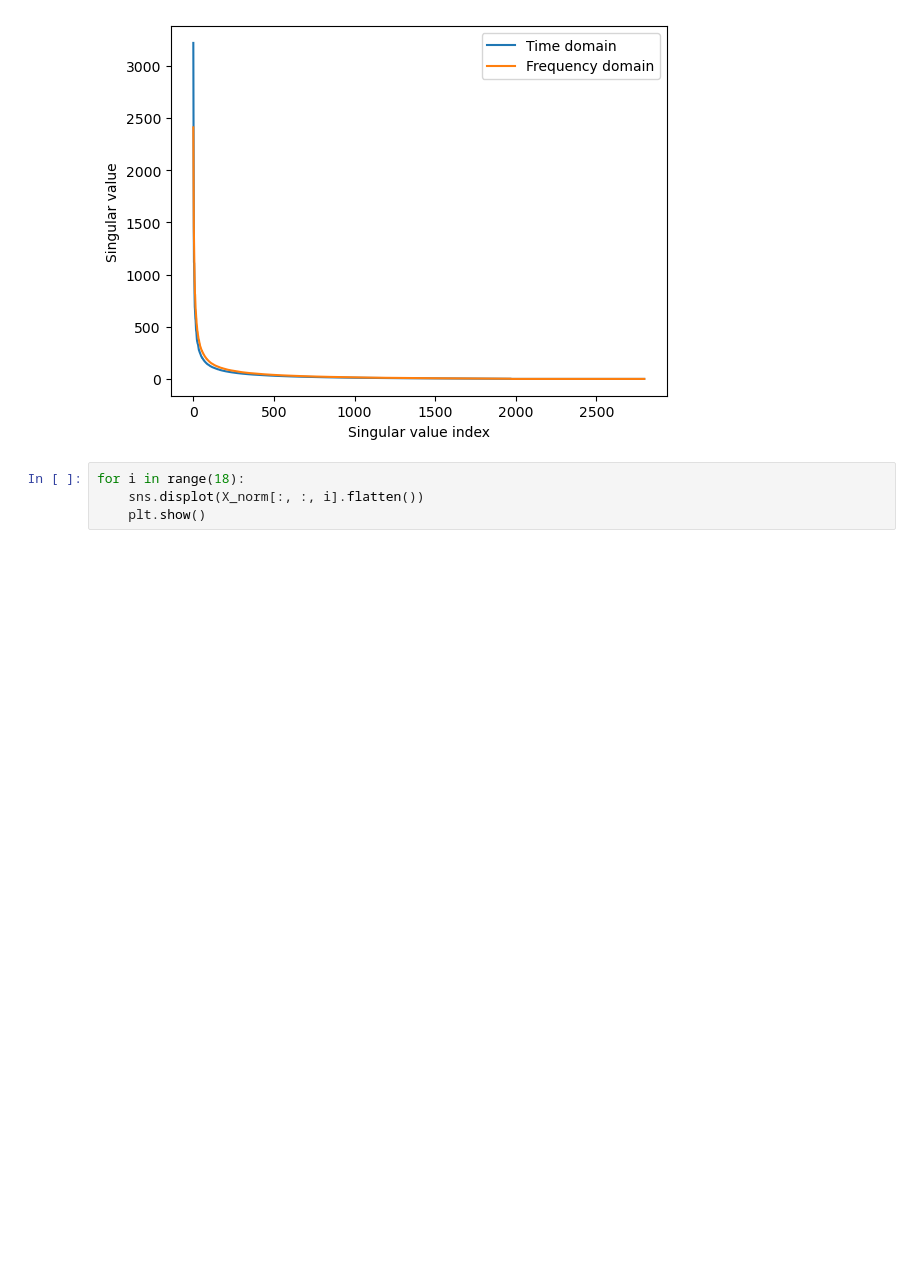
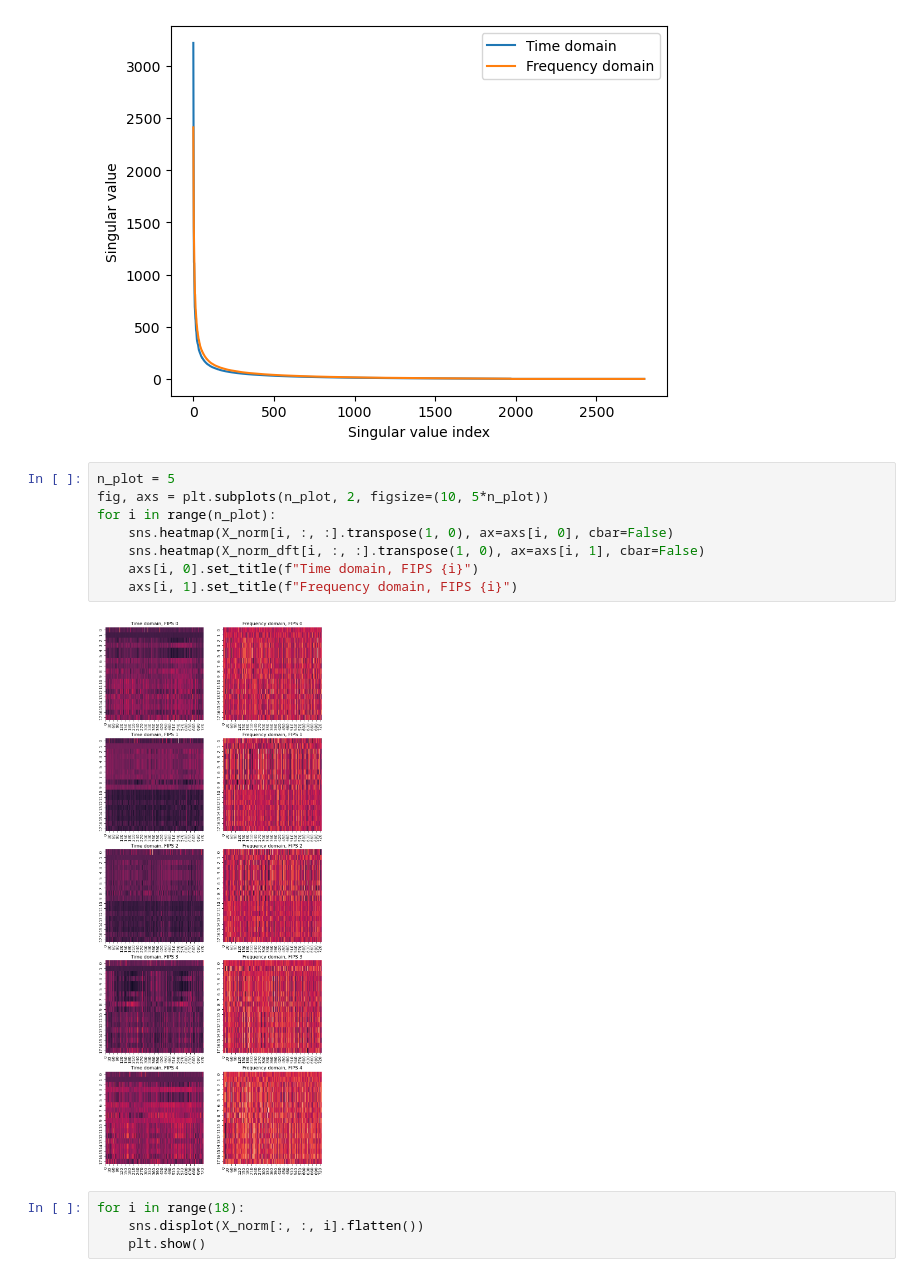
Before and after one commit to JonathanCrabbe/FourierDiffusion, a Jupyter notebook: notebooks/droughts_exploration.ipynb, the cells around one changed output. Saved outputs shown, nothing was run; the diff lists cells and outputs as text; blank space fills up the shorter version.

```diff
--- a/notebooks/droughts_exploration.ipynb
+++ b/notebooks/droughts_exploration.ipynb
@@ -125,6 +128,16 @@ plt.ylabel("Singular value")
 # %% [output]
 Text(0, 0.5, 'Singular value')
 [figure]
+# %%
+n_plot = 5
+fig, axs = plt.subplots(n_plot, 2, figsize=(10, 5*n_plot))
+for i in range(n_plot):
+    sns.heatmap(X_norm[i, :, :].transpose(1, 0), ax=axs[i, 0], cbar=False)
+    sns.heatmap(X_norm_dft[i, :, :].transpose(1, 0), ax=axs[i, 1], cbar=False)
+    axs[i, 0].set_title(f"Time domain, FIPS {i}")
+    axs[i, 1].set_title(f"Frequency domain, FIPS {i}")
+# %% [output]
+[figure, added]
 # %%
 for i in range(18):
     sns.displot(X_norm[:, :, i].flatten())
```
Also changed, not shown: parts of 11 cells of this notebook, 3 other files.
